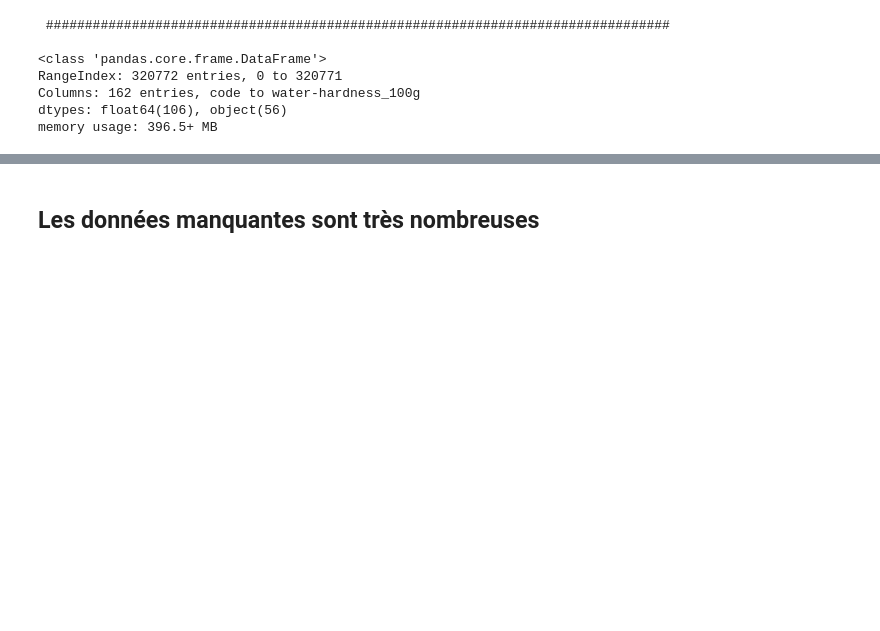
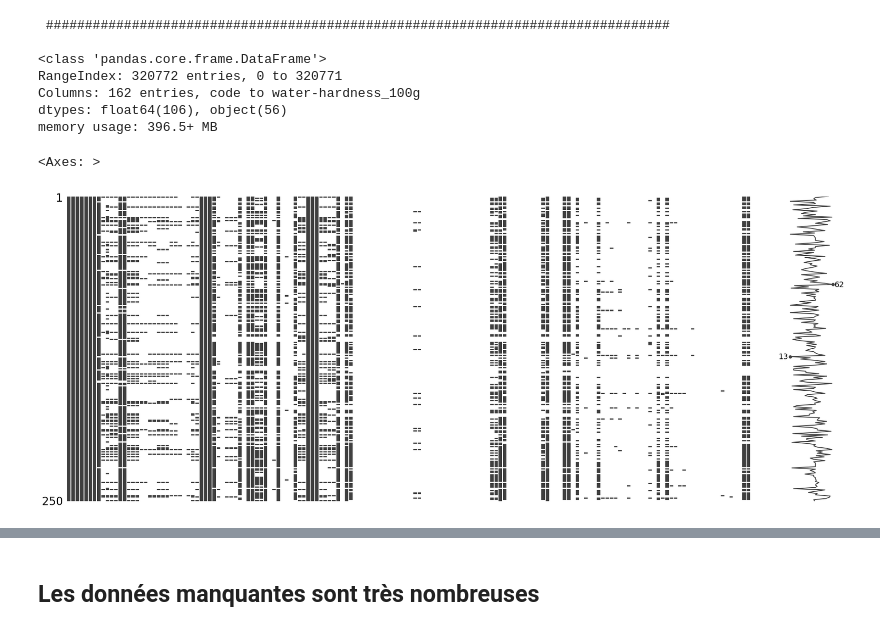
Before and after one commit to BiGHeaDMaX/Nettoyage-et-EDA, a Jupyter notebook: OCR - Projet 2.ipynb, the cells around one changed output, grey strips where cells are left out. Saved outputs shown, nothing was run; the diff lists cells and outputs as text; code cells hidden in the pictures; blank space fills up the shorter version.

```diff
--- a/OCR - Projet 2.ipynb
+++ b/OCR - Projet 2.ipynb
@@ -132,3 +138,9 @@ RangeIndex: 320772 entries, 0 to 320771
 Columns: 162 entries, code to water-hardness_100g
 dtypes: float64(106), object(56)
 memory usage: 396.5+ MB
+# %%
+msno.matrix(data_raw.sample(250))
+# The msno.matrix nullity matrix is a data-dense display which lets you quickly visually pick out patterns in data completion.
+# %% [output]
+<Axes: >
+[figure, added]
```
Also changed, not shown: parts of 6 cells of this notebook.
